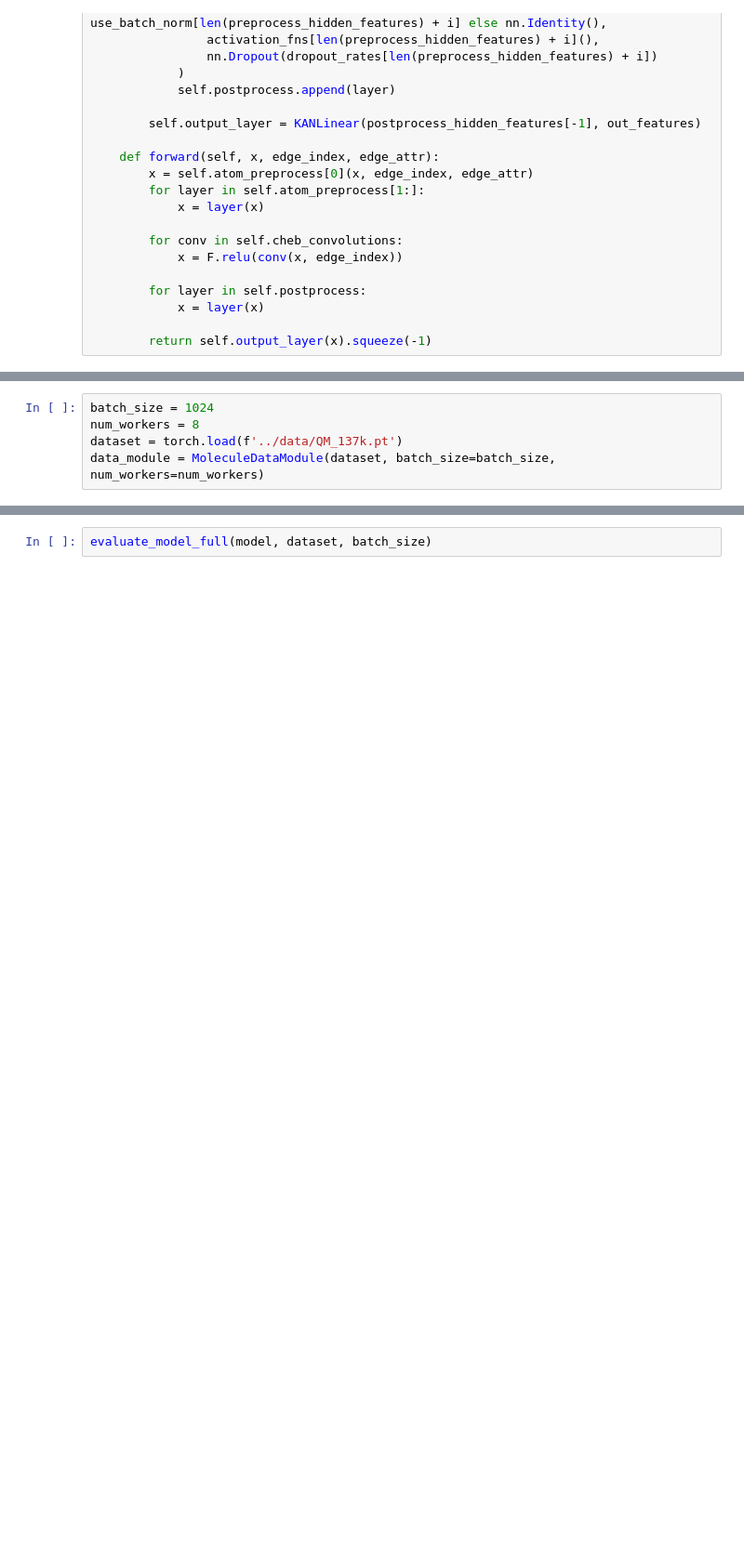
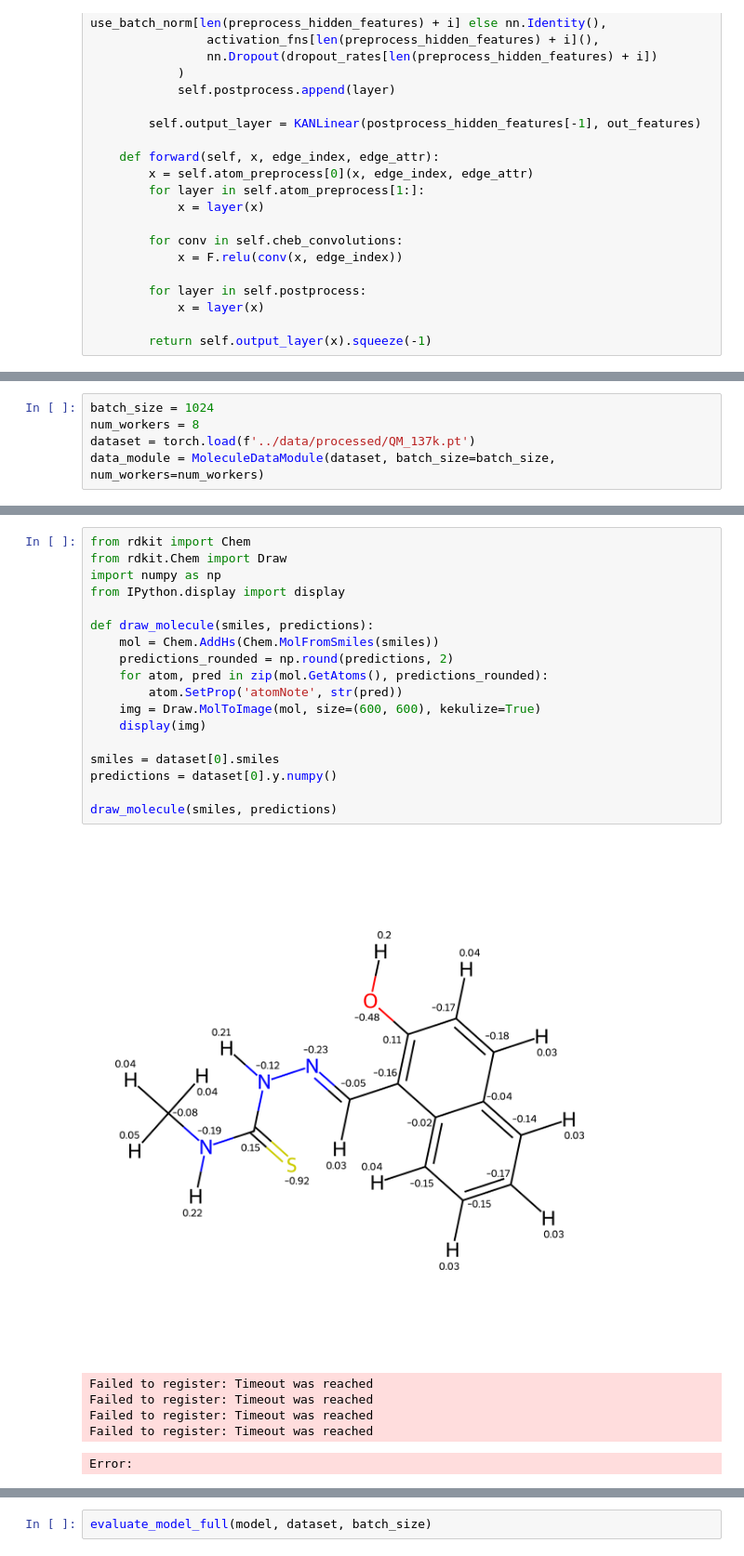
Before and after one commit to SergeiNikolenko/fukui_index_prediction, a Jupyter notebook: notebooks/5-finetune.ipynb, the cells around one changed output, grey strips where cells are left out. Shown at 93% size. Cells and saved outputs as stored; diff of their text form; blank space fills up the shorter version.

```diff
--- a/notebooks/5-finetune.ipynb
+++ b/notebooks/5-finetune.ipynb
@@ -228,5 +230,5 @@ Model loaded for finetuning.
 # %%
 batch_size = 1024
 num_workers = 8
-dataset = torch.load(f'../data/QM_137k.pt')
+dataset = torch.load(f'../data/processed/QM_137k.pt')
 data_module = MoleculeDataModule(dataset, batch_size=batch_size, num_workers=num_workers)
@@ -233,3 +239,28 @@ data_module = MoleculeDataModule(dataset, batch_size=batch_size, num_workers=num
+# %%
+from rdkit import Chem
+from rdkit.Chem import Draw
+import numpy as np
+from IPython.display import display
+
+def draw_molecule(smiles, predictions):
+    mol = Chem.AddHs(Chem.MolFromSmiles(smiles))
+    predictions_rounded = np.round(predictions, 2)
+    for atom, pred in zip(mol.GetAtoms(), predictions_rounded):
+        atom.SetProp('atomNote', str(pred))
+    img = Draw.MolToImage(mol, size=(600, 600), kekulize=True)
+    display(img)
+
+smiles = dataset[0].smiles
+predictions = dataset[0].y.numpy()
+
+draw_molecule(smiles, predictions)
+# %% [output]
+[figure, added]
+Failed to register: Timeout was reached
+Failed to register: Timeout was reached
+Failed to register: Timeout was reached
+Failed to register: Timeout was reached
+Error:
 # %%
 evaluate_model_full(model, dataset, batch_size)
 # %% [output]
```
Also changed, not shown: parts of 4 cells of this notebook, 3 other files.
